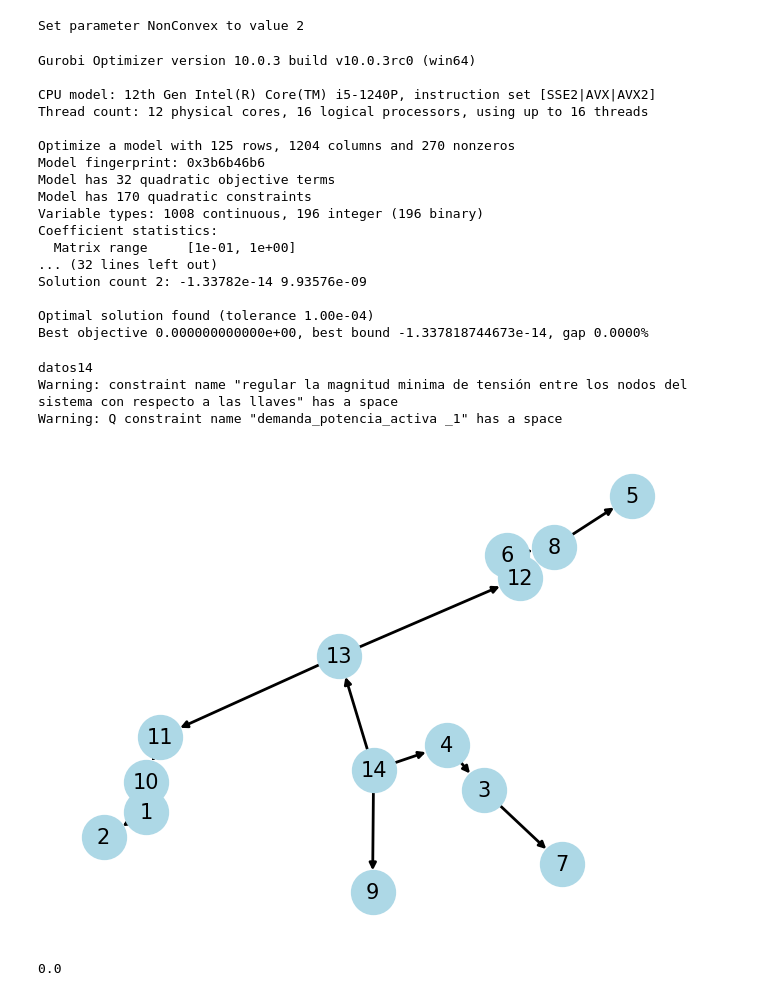
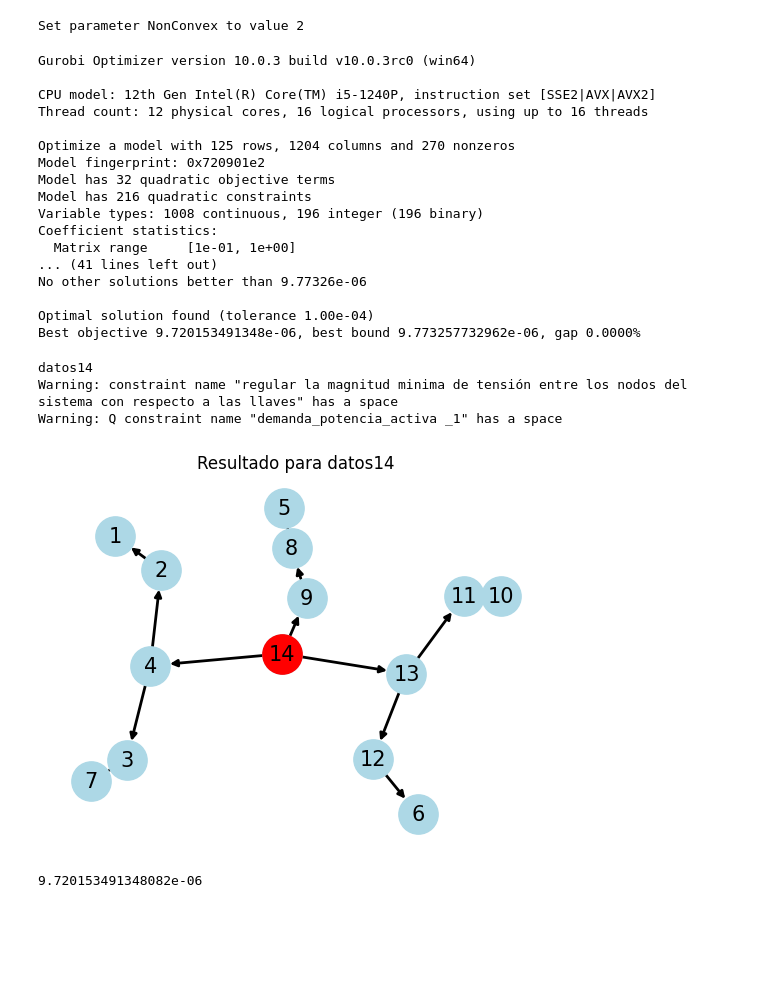
Before and after one commit to DaniRicaurte/ProyectoFlujoEnRedes, a Jupyter notebook: Entregable4_j.mejia17-d.ricaurte .ipynb, the cells around one changed output. Drawn from its saved outputs; the diff is of its cells as text; code cells hidden in the pictures; blank space fills up the shorter version.

```diff
--- a/Entregable4_j.mejia17-d.ricaurte .ipynb
+++ b/Entregable4_j.mejia17-d.ricaurte .ipynb
@@ -406,13 +408,13 @@ deltaV= m.addVars(nodos, nodos, vtype=GRB.CONTINUOUS, lb=-delV, ub=delV, name="d
 21.39 24.150000000000002
 # %%
-#for (i, j) in B:
-#    m.addConstr(Isqr[i, j]  == I[i, j] * I[i, j], name=f"sqr_constraint_I_{i}_{j}")
+for (i, j) in B:
+    m.addConstr(Isqr[i, j]  == I[i, j] * I[i, j], name=f"sqr_constraint_I_{i}_{j}")
 print(sbase)
 # %% [output]
 100000.0
 # %%
-#for i in nodos:
-#   m.addConstr(Vsqr[i] == V[i] * V[i], name=f"sqr_constraint_V_{i}_{j}")
+for i in nodos:
+   m.addConstr(Vsqr[i] == V[i] * V[i], name=f"sqr_constraint_V_{i}_{j}")
 # %%
 m.update()
 # %% [markdown]
@@ -610,17 +612,17 @@ CPU model: 12th Gen Intel(R) Core(TM) i5-1240P, instruction set [SSE2|AVX|AVX2]
 Thread count: 12 physical cores, 16 logical processors, using up to 16 threads
 
 Optimize a model with 125 rows, 1204 columns and 270 nonzeros
-Model fingerprint: 0x3b6b46b6
+Model fingerprint: 0x720901e2
 Model has 32 quadratic objective terms
-Model has 170 quadratic constraints
+Model has 216 quadratic constraints
 Variable types: 1008 continuous, 196 integer (196 binary)
 Coefficient statistics:
   Matrix range     [1e-01, 1e+00]
-... (32 lines left out)
-Solution count 2: -1.33782e-14 9.93576e-09
+... (41 lines left out)
+No other solutions better than 9.77326e-06
 
 Optimal solution found (tolerance 1.00e-04)
-Best objective 0.000000000000e+00, best bound -1.337818744673e-14, gap 0.0000%
+Best objective 9.720153491348e-06, best bound 9.773257732962e-06, gap 0.0000%
 # %%
 def getFile():
     valor=file_path.split("\\")
@@ -641,24 +643,28 @@ datos14
 Warning: constraint name "regular la magnitud minima de tensión entre los nodos del sistema con respecto a las llaves" has a space
 Warning: Q constraint name "demanda_potencia_activa _1" has a space
 # %%
+import scipy as sp
 def printGrafo():
     # Crear un grafo dirigido
     G = nx.DiGraph()
 
     # Añadir nodos
     for node in nodos:
         G.add_node(node)
 
     for i, j in B:
         if y[i,j].x>0:
             G.add_edge(i,j)
 
     pos = nx.spring_layout(G)
-    nx.draw(G, pos, with_labels=True, node_size=1000, node_color='lightblue', width=2, font_size=15)
+
+    nx.draw(G, pos, with_labels=True, node_size=800, node_color='lightblue', width=2, font_size=15)
+    nx.draw_networkx_nodes(G, pos, nodelist=[len(nodos)], node_color='red', node_size=800)
     plt.show()
 
+plt.title(f'Resultado para {value}')
 printGrafo()
 print(m.objval)
 # %% [output]
-[figure, old version]
+[figure, new version]
-0.0
+9.720153491348082e-06
```
Also changed, not shown: parts of 2 cells of this notebook.
